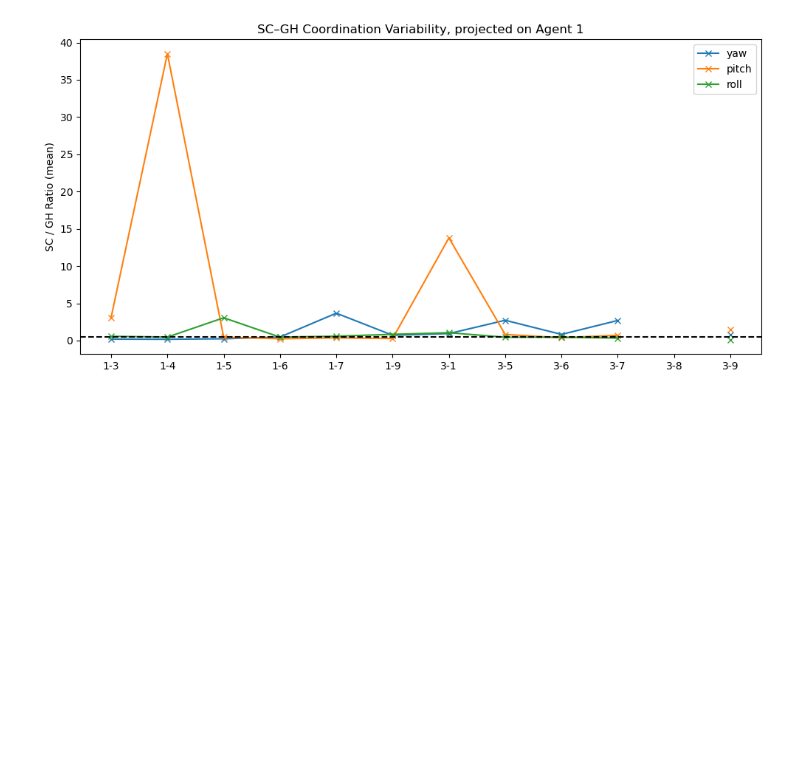
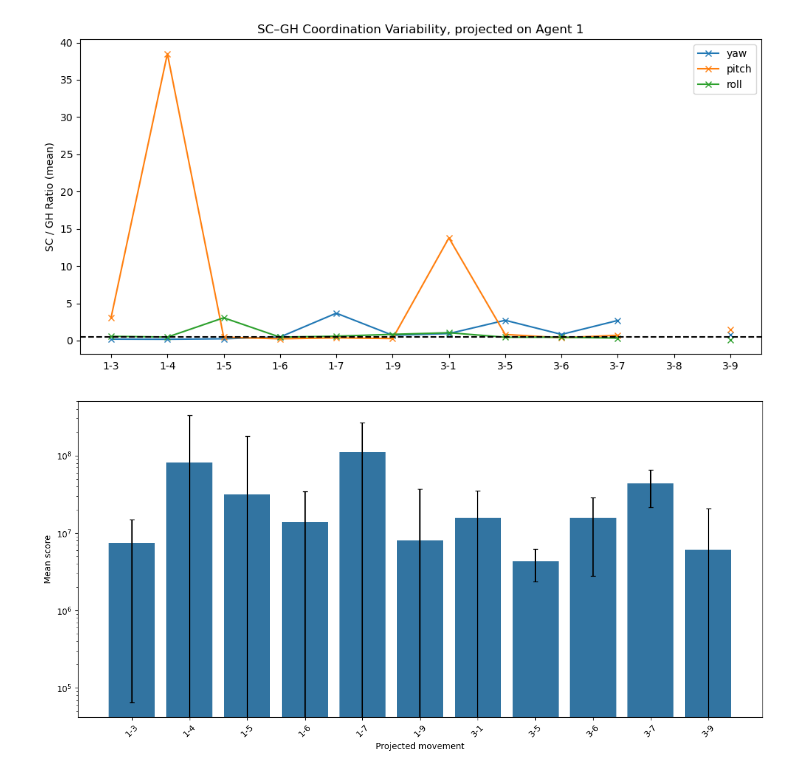
Before and after one commit to bj1110/Masterarbeit, a Jupyter notebook: eval/simdata_eval.ipynb, the cells around one changed output. Saved outputs shown, nothing was run; the diff lists cells and outputs as text; code cells hidden in the pictures; blank space fills up the shorter version.

```diff
--- a/eval/simdata_eval.ipynb
+++ b/eval/simdata_eval.ipynb
@@ -580,2 +584,63 @@ plt.show()
 # %% [output]
 [figure]
+# %%
+rows = []
+
+for movement, group in df.groupby("projected_movement"):
+
+    rows.append({
+        "projected_movement": movement,
+        "metric": "EE_NJS",
+        "mean": group["EE_NJS"].mean(),
+        "std": group["EE_NJS"].std()
+    })
+
+    converged = group[group["converged"]]
+
+    rows.append({
+        "projected_movement": movement,
+        "metric": "NJS",
+        "mean": converged["NJS"].mean(),
+        "std": converged["NJS"].std()
+    })
+
+
+stats = (
+    df[df["converged"]]
+    .groupby("projected_movement")
+    .agg(
+        mean=("NJS", "mean"),
+        std=("NJS", "std"),
+        n=("NJS", "count")
+    )
+    .reset_index()
+)
+
+plt.figure(figsize=(12, 6))
+
+ax = sns.barplot(
+    data=stats,
+    x="projected_movement",
+    y="mean",
+    errorbar=None
+)
+ax.set_yscale("log")
+for patch, (_, row) in zip(ax.patches, stats.iterrows()):
+
+    x = patch.get_x() + patch.get_width()/2
+    y = patch.get_height()
+
+    ax.errorbar(
+        x,
+        y,
+        yerr=row["std"],
+        fmt="none",
+        color="black",
+        capsize=3
+    )
+plt.ylabel("Mean score")
+plt.xlabel("Projected movement")
+plt.xticks(rotation=45)
+plt.tight_layout()
+# %% [output]
+[figure, added]
```
Also changed, not shown: parts of 6 cells of this notebook, 1 other file.
